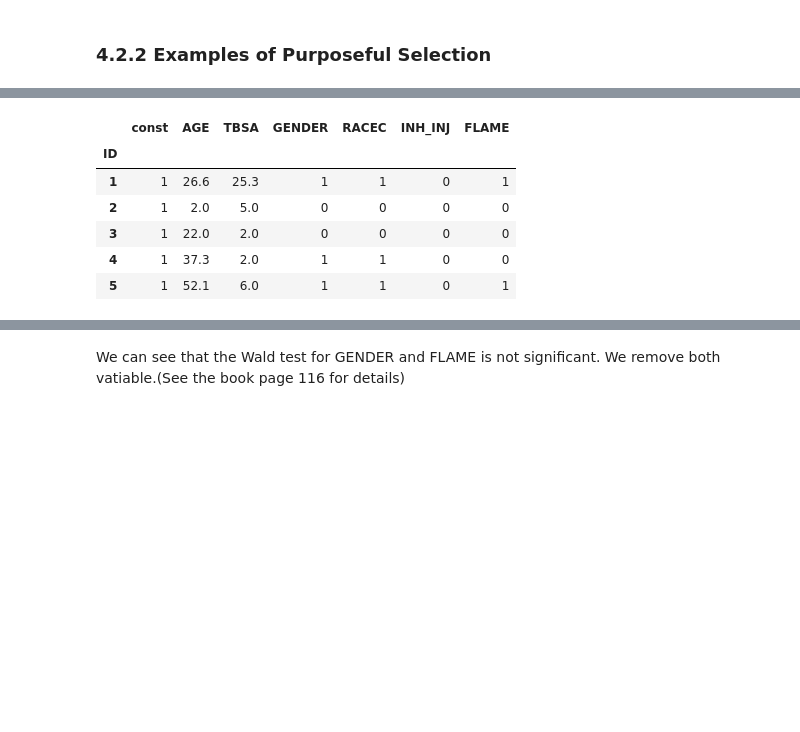
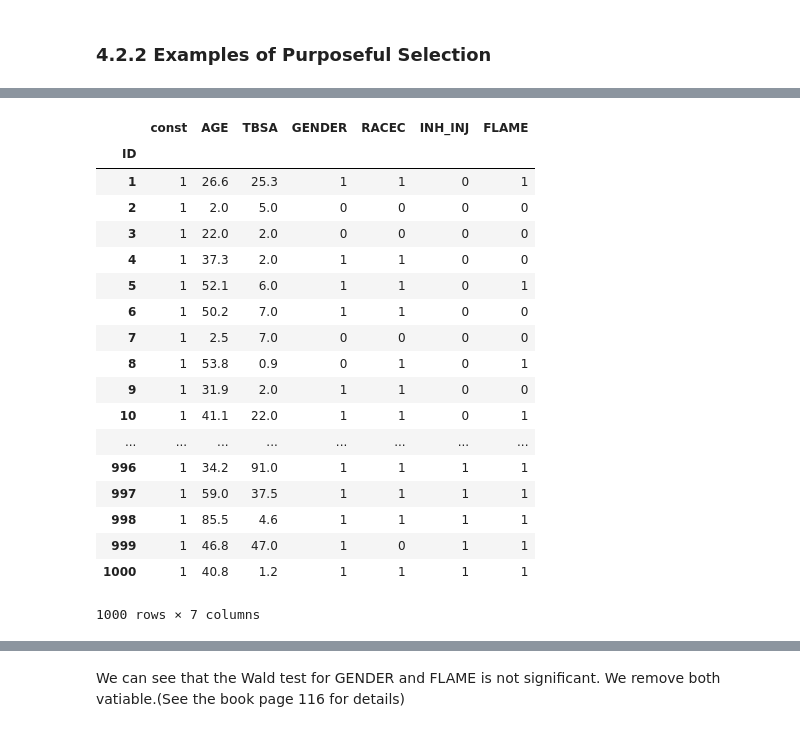
Before and after one commit to szleiye/applied_logistic_regression, a Jupyter notebook: Applied_Logistic_Regression.ipynb, the cells around one changed output, grey strips where cells are left out. Saved outputs shown, nothing was run; the diff lists cells and outputs as text; code cells hidden in the pictures; blank space fills up the shorter version.

```diff
--- a/Applied_Logistic_Regression.ipynb
+++ b/Applied_Logistic_Regression.ipynb
@@ -94,0 +108,4 @@ NameError: name 'logit' is not defined
+# %%
+bin_x=[data['X'].quantile(0),data['X'].quantile(0.25),data['X'].quantile(0.5),data['X'].quantile(0.75),data['X'].quantile(1)]
+#bin_x=[0,32,44,56,100]
+print(bin_x)
@@ -94,0 +114,5 @@ NameError: name 'logit' is not defined
+# %%
+#将Age转成dummy
+x_Dummy=pd.get_dummies(pd.cut(x, bin_x))
+x_Dummy.columns=['X_1','X_2','X_3','X_4']
+print(x_Dummy.head())
@@ -94,0 +126,3 @@ NameError: name 'logit' is not defined
+# %%
+x_Dummy_1=data.join(x_Dummy,how='left').iloc[:,[1,2,3,4,5]]
+x_Dummy_1[x_Dummy_1['X_2']>0]
@@ -94,0 +148,8 @@ NameError: name 'logit' is not defined
+# %%
+#fitting themodel containing all covariates
+
+varX=x_Dummy_1.loc[:,[ 'X_2', 'X_3', 'X_4']]
+#varX=BURN1000.drop(['DEATH'],1)
+
+varX = sm.add_constant(varX)
+varX
@@ -113,19 +402,30 @@ ID
 # %%
 #fitting themodel containing all covariates
 death=BURN1000['DEATH']
 varX=BURN1000.loc[:,['AGE', 'TBSA', 'GENDER', 'RACEC', 'INH_INJ', 'FLAME']]
 #varX=BURN1000.drop(['DEATH'],1)
-
 varX = sm.add_constant(varX)
-varX.head()
+varX
 # %% [output]
 |  | const | AGE | TBSA | GENDER | RACEC | INH_INJ | FLAME |
 | ID |  |  |  |  |  |  |  |
 | 1 | 1 | 26.6 | 25.3 | 1 | 1 | 0 | 1 |
 | 2 | 1 | 2.0 | 5.0 | 0 | 0 | 0 | 0 |
 | 3 | 1 | 22.0 | 2.0 | 0 | 0 | 0 | 0 |
 | 4 | 1 | 37.3 | 2.0 | 1 | 1 | 0 | 0 |
 | 5 | 1 | 52.1 | 6.0 | 1 | 1 | 0 | 1 |
+| 6 | 1 | 50.2 | 7.0 | 1 | 1 | 0 | 0 |
+| 7 | 1 | 2.5 | 7.0 | 0 | 0 | 0 | 0 |
+| 8 | 1 | 53.8 | 0.9 | 0 | 1 | 0 | 1 |
+| 9 | 1 | 31.9 | 2.0 | 1 | 1 | 0 | 0 |
+| 10 | 1 | 41.1 | 22.0 | 1 | 1 | 0 | 1 |
+| ... | ... | ... | ... | ... | ... | ... | ... |
+| 996 | 1 | 34.2 | 91.0 | 1 | 1 | 1 | 1 |
+| 997 | 1 | 59.0 | 37.5 | 1 | 1 | 1 | 1 |
+| 998 | 1 | 85.5 | 4.6 | 1 | 1 | 1 | 1 |
+| 999 | 1 | 46.8 | 47.0 | 1 | 0 | 1 | 1 |
+| 1000 | 1 | 40.8 | 1.2 | 1 | 1 | 1 | 1 |
+1000 rows × 7 columns
 # %%
 logit = sm.Logit(death, varX)
 result = logit.fit()
```
Also changed, not shown: parts of 32 cells of this notebook.
